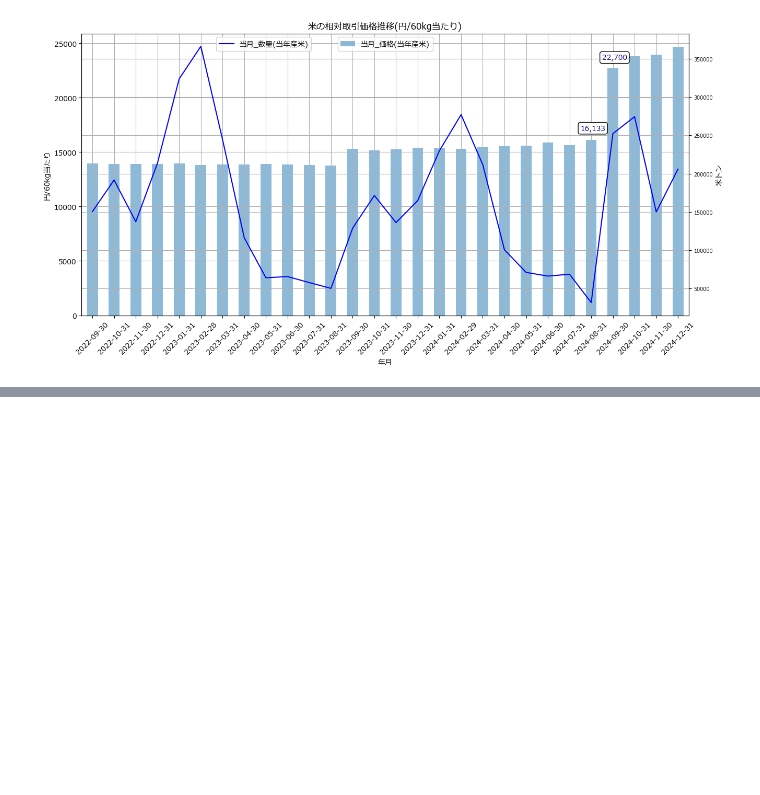
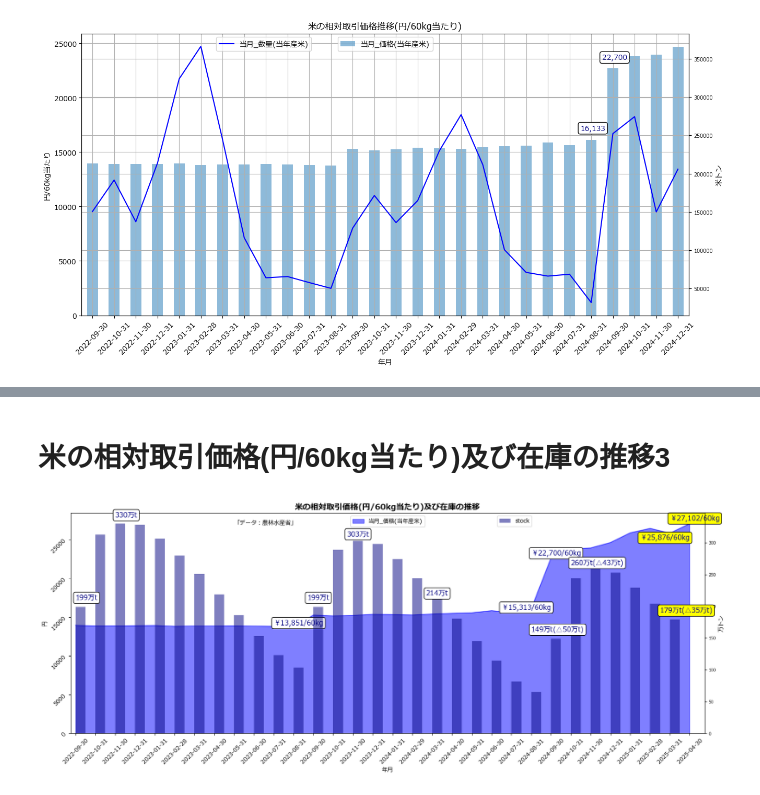
Before and after one commit to Pipikopimame/orbe_public2, a Jupyter notebook: 米_相対取引価格推移.ipynb, the cells around one changed output, grey strips where cells are left out. Drawn from its saved outputs; the diff is of its cells as text; code cells hidden in the pictures; blank space fills up the shorter version.

```diff
--- a/米_相対取引価格推移.ipynb
+++ b/米_相対取引価格推移.ipynb
@@ -117,0 +176,63 @@ df3
+# %% [markdown]
+<h1>米の相対取引価格(円/60kg当たり)及び在庫の推移3</h1>
+# %%
+rice_query = '''SELECT * FROM rice3 WHERE 産地 = '全銘柄平均価格、合計数量' ORDER BY 年月 ASC;'''
+rice_may = pd.read_sql(rice_query,engine3)
+rice_may['年月'] = rice_may['年月'].astype('str')
+rice_may2 = rice_may.set_index('年月')
+stock_query2 = '''SELECT 年月,stock FROM stock2 WHERE 年月 > '2022-08-31' AND 年月 < '2025-05-31';'''
+stock_may = pd.read_sql(stock_query2,engine3)
+
+stock_may['年月'] = stock_may['年月'].astype('str')
+stock_may2 = stock_may.set_index('年月')
+stock_may3 = stock_may2.loc['2022-09-01':'2025-04-30']
+stock_may4 = stock_may3[['stock']]
+
+rcParams['font.family']='sans-serif'
+rcParams["font.sans-serif"] = ["Meiryo"]
+
+rice_may2.index = stock_may4.index
+rice_may3 = pd.concat([rice_may2,stock_may4],axis=1)
+rice_may3['年月'] = rice_may3.index
+rice_may3.set_index('年月',inplace=True)
+
+fig,ax = plt.subplots(figsize=(20,7))
+ax.tick_params(axis='both',labelsize=7)
+ax2 = ax.twinx()
+ax2.tick_params(axis='both',labelsize=7)
+
+ax.set_ylabel('円')
+ax2.set_ylabel('万トン')
+
+ax.set_title('米の相対取引価格(円/60kg当たり)及び在庫の推移',fontdict=dict(fontsize=14,fontweight='bold'))
+
+rice_may3[['当月_価格(当年産米)']].plot(ax=ax,kind='area',color='blue',alpha=0.5)
+rice_may3[['stock']].plot(ax=ax2,kind='bar',color='navy',alpha=0.5,align='edge')
+#ax.bar(df3['年月'],df3['当月_価格(当年産米)'],width=7,color='orange',label='当月_価格(当年産米)')
+ax.legend(loc='upper center',bbox_to_anchor=(0.5,1))
+ax2.legend(loc='upper center',bbox_to_anchor=(0.7,1))
+ax.tick_params(axis='both',labelsize=10,labelrotation=45)
+#ax.set_xticklabels(df3['年月'],rotation=45)
+
+#ax2.bar(df3['年月'],df3['stock'],width=4,color='blue',align='edge',alpha=0.7,label='stock')
+#ax2.legend(loc='upper center',bbox_to_anchor=(0.3,1))
+rice_may3.index = pd.to_datetime(rice_may3.index)
+ax2.annotate('199万t',xy=(0,199.0),xytext=(0,210.0),size=12,color='navy',bbox=dict(boxstyle='round',fc='white'))
+ax2.annotate('199万t',xy=(12,199.0),xytext=(11.7,210.0),size=12,color='navy',bbox=dict(boxstyle='round',fc='white'))
+ax2.annotate('149万t(△50万t)',xy=(24,149.0),xytext=(23,160),size=12,color='navy',bbox=dict(boxstyle='round',fc='white'))
+ax2.annotate('330万t',xy=(2,330.0),xytext=(2,340),size=12,color='navy',bbox=dict(boxstyle='round',fc='white'))
+ax2.annotate('303万t',xy=(14,303.0),xytext=(13.7,310),size=12,color='navy',bbox=dict(boxstyle='round',fc='white'))
+ax2.annotate('214万t',xy=(18,214),xytext=(17.7,217),size=12,color='navy',bbox=dict(boxstyle='round',fc='white'))
+ax2.annotate('260万t(△43万t)',xy=(26,260),xytext=(25,265),size=12,color='navy',bbox=dict(boxstyle='round',fc='white'))
+ax2.annotate('179万t(△35万t)',xy=(30,179),xytext=(29.5,190),size=12,color='navy',bbox=dict(boxstyle='round',fc='yellow'))
+ax.annotate('￥22,700/60kg',xy=(24,22700),xytext=(23,23000),size=12,color='navy',bbox=dict(boxstyle='round',fc='white'))
+ax.annotate('￥15,313/60kg',xy=(22,15313),xytext=(21.5,16000),size=12,color='navy',bbox=dict(boxstyle='round',fc='white'))
+ax.annotate('￥13,851/60kg',xy=(11,13851),xytext=(10,14000),size=12,color='navy',bbox=dict(boxstyle='round',fc='white'))
+ax.annotate('￥25,876/60kg',xy=(30,25876),xytext=(28.5,25000),size=12,color='navy',bbox=dict(boxstyle='round',fc='yellow'))
+ax.annotate('￥27,102/60kg',xy=(31,27102),xytext=(30,27500),size=12,color='navy',bbox=dict(boxstyle='round',fc='yellow'))
+ax.annotate('「データ：農林水産省」',xy=(8,20000),xytext=(8,27000),size=10,color='black')
+#ax2.plot(df3['年月'],df3['stock'],color='navy',linestyle='dotted')
+plt.show()
+#plt.savefig('rice_may21.png')
+# %% [output]
+[figure, added]
```
Also changed, not shown: parts of 8 cells of this notebook.
